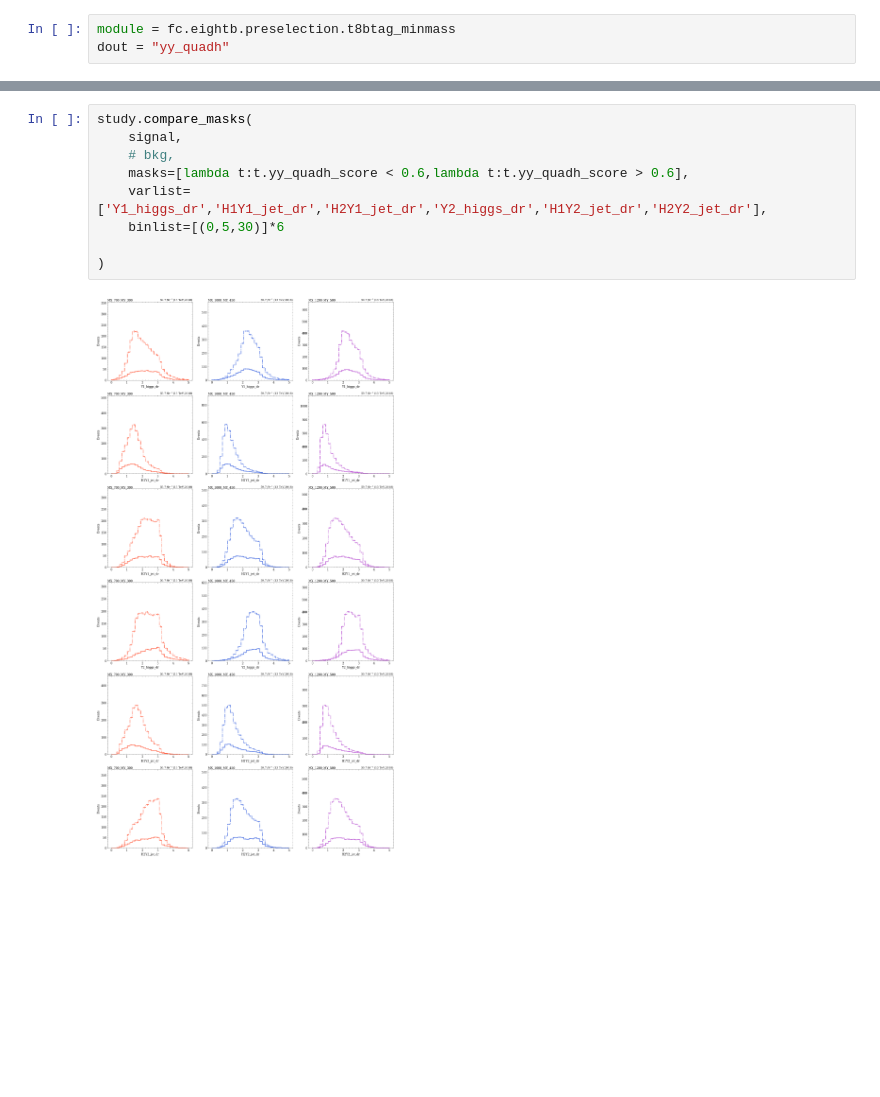
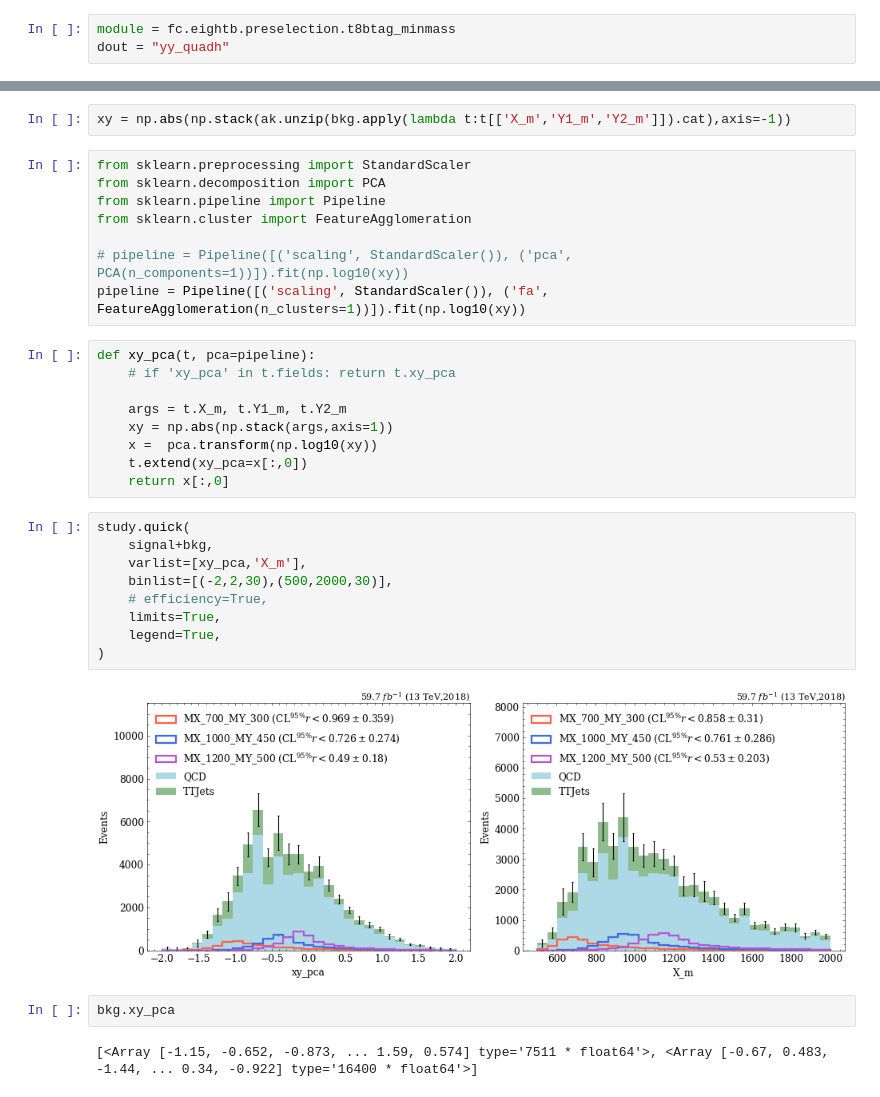
Before and after one commit to ekoenig4/analysis, a Jupyter notebook: jupyter/eightb/analysis/ranked_yy_quadh/test_benchmark.ipynb, the cells around one changed output, grey strips where cells are left out. Drawn from its saved outputs; the diff is of its cells as text; blank space fills up the shorter version.

```diff
--- a/jupyter/eightb/analysis/ranked_yy_quadh/test_benchmark.ipynb
+++ b/jupyter/eightb/analysis/ranked_yy_quadh/test_benchmark.ipynb
@@ -114,11 +74,34 @@ study.quick(
-# %%
-study.compare_masks(
-    signal,
-    # bkg,
-    masks=[lambda t:t.yy_quadh_score < 0.6,lambda t:t.yy_quadh_score > 0.6],
-    varlist=['Y1_higgs_dr','H1Y1_jet_dr','H2Y1_jet_dr','Y2_higgs_dr','H1Y2_jet_dr','H2Y2_jet_dr'],
-    binlist=[(0,5,30)]*6
-
-)
-# %% [output]
-[figure, removed]
+# %%
+xy = np.abs(np.stack(ak.unzip(bkg.apply(lambda t:t[['X_m','Y1_m','Y2_m']]).cat),axis=-1))
+# %%
+from sklearn.preprocessing import StandardScaler
+from sklearn.decomposition import PCA
+from sklearn.pipeline import Pipeline
+from sklearn.cluster import FeatureAgglomeration
+
+# pipeline = Pipeline([('scaling', StandardScaler()), ('pca', PCA(n_components=1))]).fit(np.log10(xy))
+pipeline = Pipeline([('scaling', StandardScaler()), ('fa', FeatureAgglomeration(n_clusters=1))]).fit(np.log10(xy))
+# %%
+def xy_pca(t, pca=pipeline):
+    # if 'xy_pca' in t.fields: return t.xy_pca
+
+    args = t.X_m, t.Y1_m, t.Y2_m
+    xy = np.abs(np.stack(args,axis=1))
+    x =  pca.transform(np.log10(xy))
+    t.extend(xy_pca=x[:,0])
+    return x[:,0]
+# %%
+study.quick(
+    signal+bkg,
+    varlist=[xy_pca,'X_m'],
+    binlist=[(-2,2,30),(500,2000,30)],
+    # efficiency=True,
+    limits=True,
+    legend=True,
+)
+# %% [output]
+[figure, added]
+# %%
+bkg.xy_pca
+# %% [output]
+[<Array [-1.15, -0.652, -0.873, ... 1.59, 0.574] type='7511 * float64'>, <Array [-0.67, 0.483, -1.44, ... 0.34, -0.922] type='16400 * float64'>]
```
Also changed, not shown: parts of 17 cells of this notebook, 5 other files.
